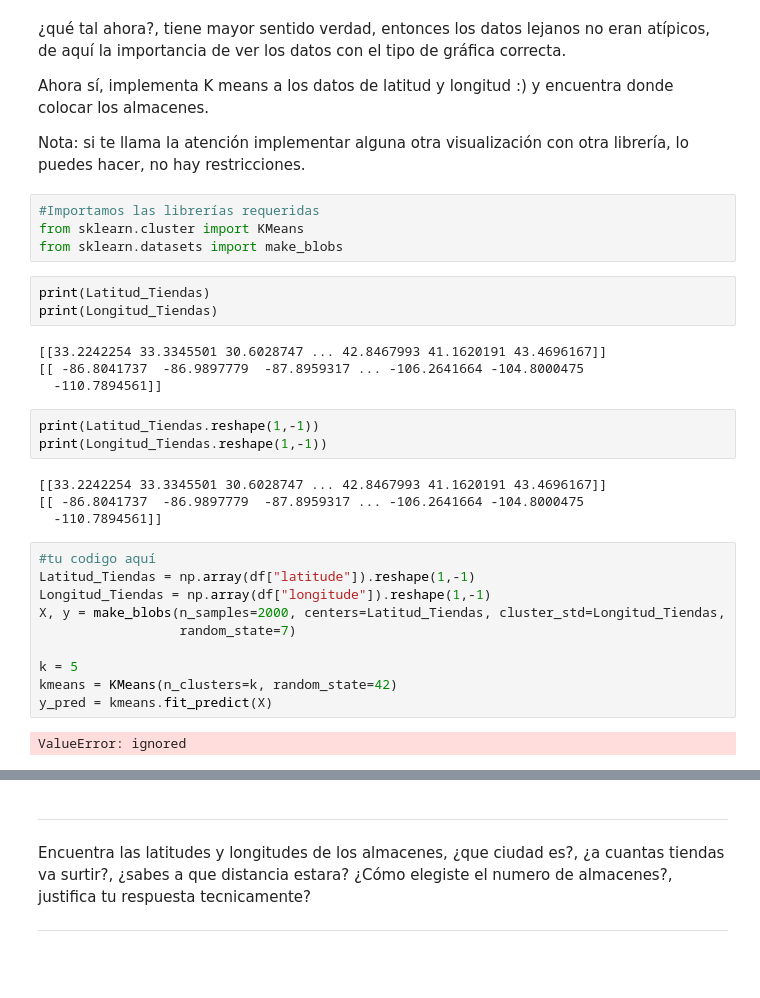
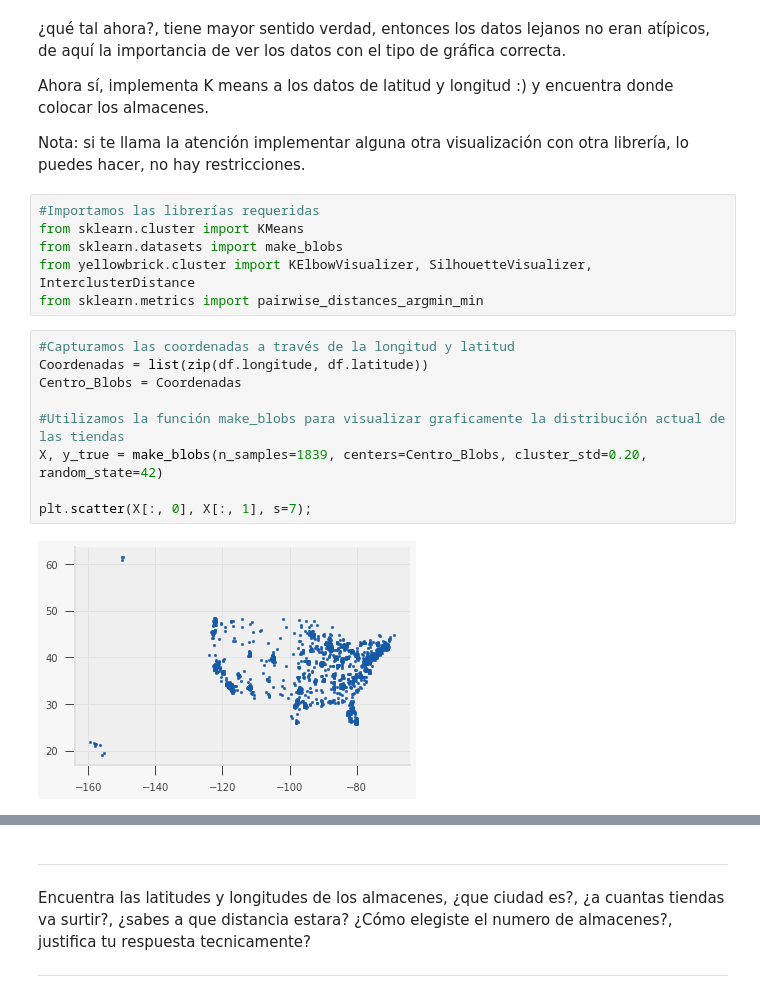
Before and after one commit to PosgradoMNA/actividades-de-aprendizaje-A01793509, a Jupyter notebook: Repaso_Regresiones_Kmeans_Notebook_2.A01793509.ipynb, the cells around one changed output, grey strips where cells are left out. Saved outputs shown, nothing was run; the diff lists cells and outputs as text; blank space fills up the shorter version.

```diff
--- a/Repaso_Regresiones_Kmeans_Notebook_2.A01793509.ipynb
+++ b/Repaso_Regresiones_Kmeans_Notebook_2.A01793509.ipynb
@@ -237,29 +238,16 @@ Nota: si te llama la atención implementar alguna otra visualización con otra l
 #Importamos las librerías requeridas
 from sklearn.cluster import KMeans
 from sklearn.datasets import make_blobs
+from yellowbrick.cluster import KElbowVisualizer, SilhouetteVisualizer, InterclusterDistance
+from sklearn.metrics import pairwise_distances_argmin_min
-# %%
-print(Latitud_Tiendas)
-print(Longitud_Tiendas)
-# %% [output]
-[[33.2242254 33.3345501 30.6028747 ... 42.8467993 41.1620191 43.4696167]]
-[[ -86.8041737  -86.9897779  -87.8959317 ... -106.2641664 -104.8000475
-  -110.7894561]]
-# %%
-print(Latitud_Tiendas.reshape(1,-1))
-print(Longitud_Tiendas.reshape(1,-1))
-# %% [output]
-[[33.2242254 33.3345501 30.6028747 ... 42.8467993 41.1620191 43.4696167]]
-[[ -86.8041737  -86.9897779  -87.8959317 ... -106.2641664 -104.8000475
-  -110.7894561]]
-# %%
-#tu codigo aquí
-Latitud_Tiendas = np.array(df["latitude"]).reshape(1,-1)
-Longitud_Tiendas = np.array(df["longitude"]).reshape(1,-1)
-X, y = make_blobs(n_samples=2000, centers=Latitud_Tiendas, cluster_std=Longitud_Tiendas,
-                  random_state=7)
-
-k = 5
-kmeans = KMeans(n_clusters=k, random_state=42)
-y_pred = kmeans.fit_predict(X)
-# %% [output]
-ValueError: ignored
+# %%
+#Capturamos las coordenadas a través de la longitud y latitud
+Coordenadas = list(zip(df.longitude, df.latitude))
+Centro_Blobs = Coordenadas
+
+#Utilizamos la función make_blobs para visualizar graficamente la distribución actual de las tiendas
+X, y_true = make_blobs(n_samples=1839, centers=Centro_Blobs, cluster_std=0.20, random_state=42)
+
+plt.scatter(X[:, 0], X[:, 1], s=7);
+# %% [output]
+[figure, added]
```
Also changed, not shown: parts of 21 cells of this notebook.
